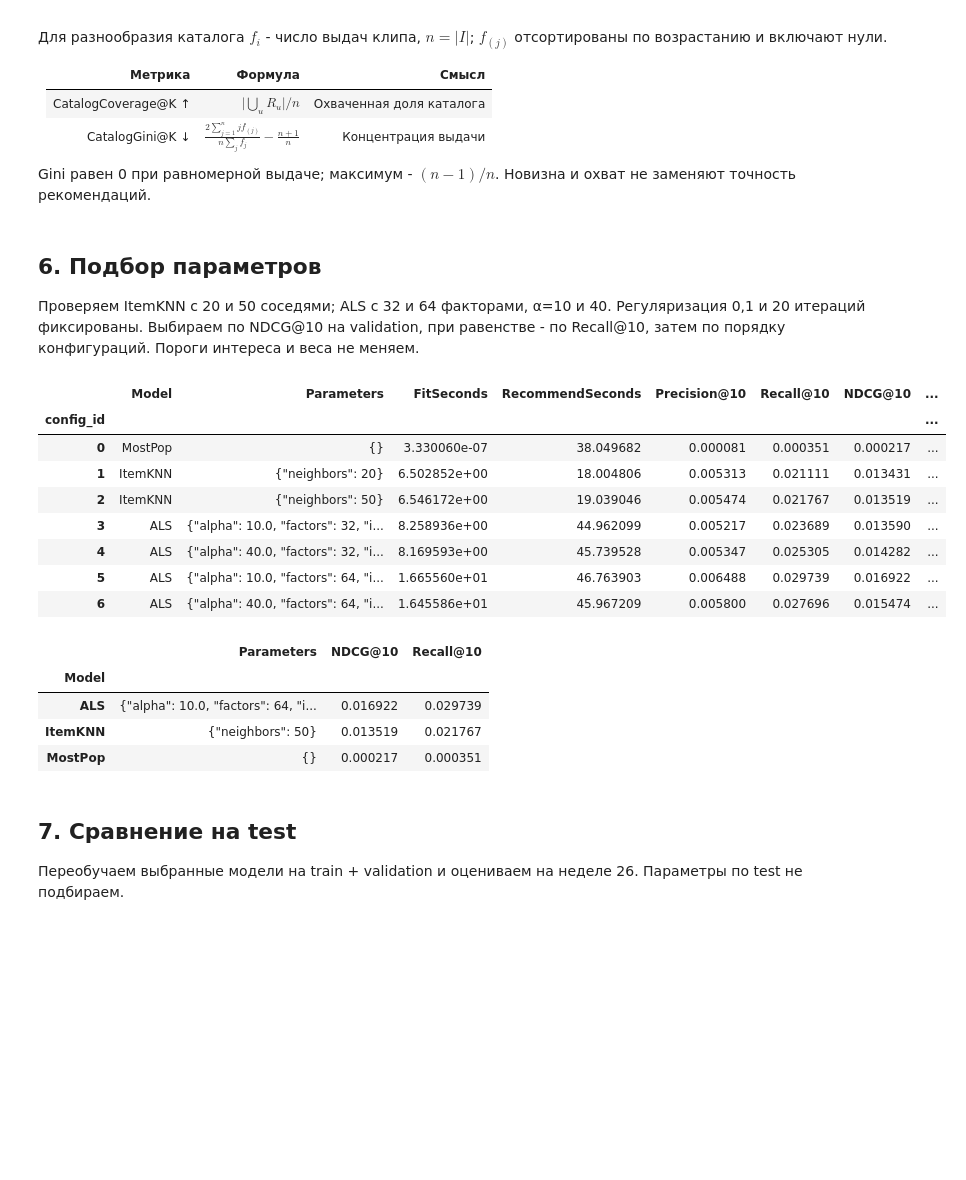
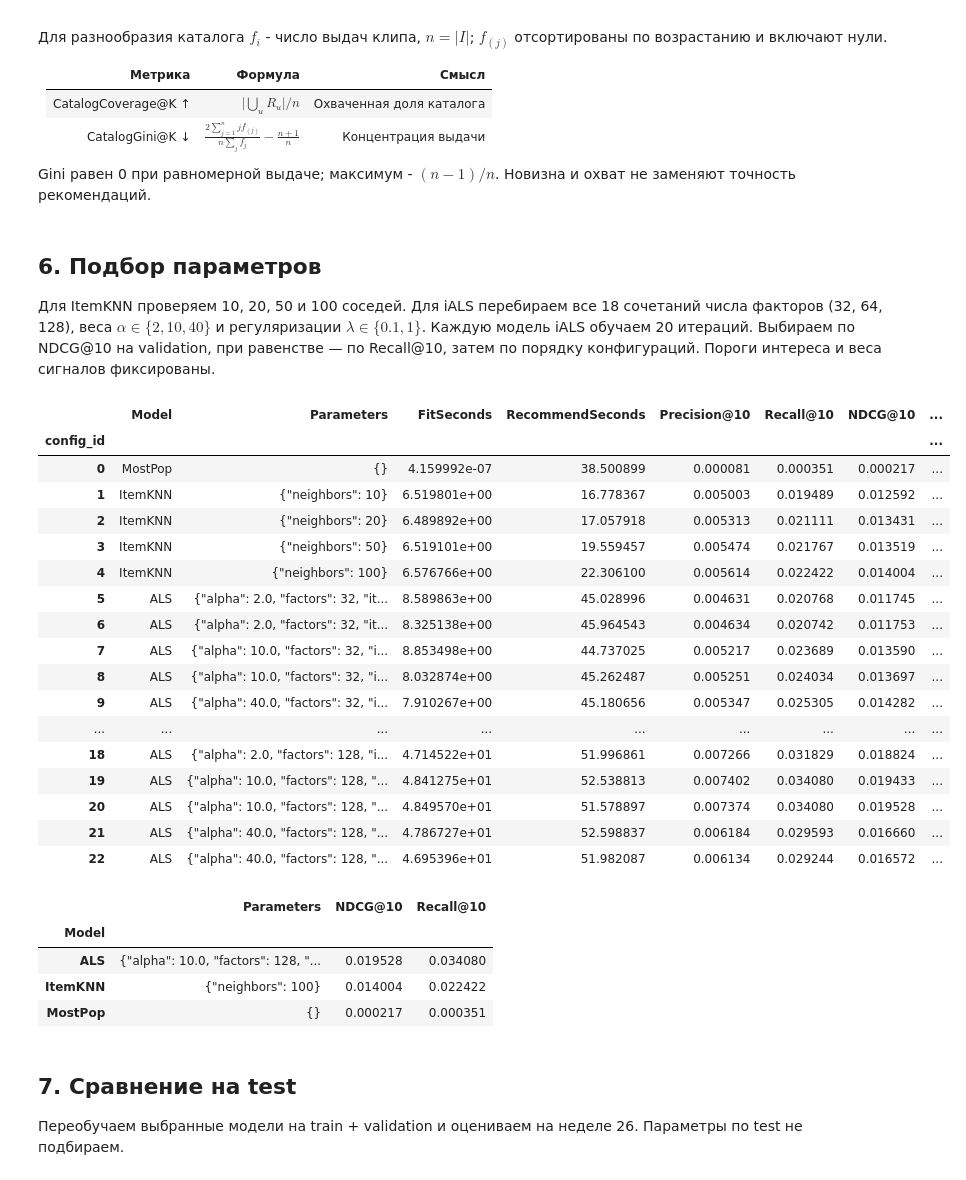
Before and after one commit to shirr9/lab2-recommender-systems, a Jupyter notebook: lab2_recommender_systems.ipynb, the cells around one changed output. Saved outputs shown, nothing was run; the diff lists cells and outputs as text; code cells hidden in the pictures; blank space fills up the shorter version.

```diff
--- a/lab2_recommender_systems.ipynb
+++ b/lab2_recommender_systems.ipynb
@@ -712,50 +712,61 @@ assert past.item_ids.tolist() == [10, 20]
 # %% [markdown]
 ## 6. Подбор параметров
 
-Проверяем ItemKNN с 20 и 50 соседями; ALS с 32 и 64 факторами, α=10 и 40.
-Регуляризация 0,1 и 20 итераций фиксированы. Выбираем по NDCG@10 на validation,
-при равенстве - по Recall@10, затем по порядку конфигураций. Пороги интереса и веса не меняем.
+Для ItemKNN проверяем 10, 20, 50 и 100 соседей. Для iALS перебираем все 18 сочетаний
+числа факторов (32, 64, 128), веса $\alpha \in \{2, 10, 40\}$ и регуляризации $\lambda \in \{0.1, 1\}$.
+Каждую модель iALS обучаем 20 итераций. Выбираем по NDCG@10 на validation,
+при равенстве — по Recall@10, затем по порядку конфигураций. Пороги интереса и веса сигналов фиксированы.
 # %%
 configurations = [('MostPop', {})]
-configurations += [('ItemKNN', {'neighbors': neighbors}) for neighbors in (20, 50)]
-configurations += [('ALS', {'factors': factors, 'alpha': alpha, 'regularization': .1, 'iterations': 20})
-                   for factors in (32, 64) for alpha in (10., 40.)]
+configurations += [('ItemKNN', {'neighbors': neighbors}) for neighbors in (10, 20, 50, 100)]
+configurations += [('ALS', {'factors': factors, 'alpha': alpha, 'regularization': reg, 'iterations': 20})
+                   for factors in (32, 64, 128) for alpha in (2., 10., 40.) for reg in (.1, 1.)]
 validation_reference = recommend('MostPop', None, train_matrices, validation_users, k=K)
 validation_rows = []
 for config_id, (name, parameters) in enumerate(configurations):
     started = time.perf_counter()
     model = (fit_itemknn(train_matrices.positive, **parameters) if name == 'ItemKNN'
              else fit_als(train_matrices, **parameters, seed=SEED) if name == 'ALS' else None)
     fit_seconds = time.perf_counter() - started
     started = time.perf_counter()
     recs = recommend(name, model, train_matrices, validation_users, k=K)
     recommend_seconds = time.perf_counter() - started
     metrics, _ = evaluate(recs, validation_users, validation_truth, train_matrices, validation_reference)
     validation_rows.append({'config_id': config_id, 'Model': name, 'Parameters': json.dumps(parameters, sort_keys=True),
                             'FitSeconds': fit_seconds, 'RecommendSeconds': recommend_seconds, **metrics})
     del model
 validation_results = pd.DataFrame(validation_rows).set_index('config_id')
-show_table(validation_results, 'validation_results.csv')
 selected = (validation_results.reset_index()
             .sort_values([f'NDCG@{K}', f'Recall@{K}', 'config_id'], ascending=[False, False, True])
             .groupby('Model', sort=False).head(1).set_index('Model'))
 selected_parameters = {name: json.loads(selected.loc[name, 'Parameters']) for name in COLORS}
 (RESULT_DIR / 'selected_parameters.json').write_text(json.dumps(selected_parameters, indent=2))
-show_table(selected[['Parameters', f'NDCG@{K}', f'Recall@{K}']], 'selected_validation.csv')
+with pd.option_context('display.max_colwidth', None):
+    show_table(validation_results, 'validation_results.csv')
+    show_table(selected[['Parameters', f'NDCG@{K}', f'Recall@{K}']], 'selected_validation.csv')
 # %% [output]
 |  | Model | Parameters | FitSeconds | RecommendSeconds | Precision@10 | Recall@10 | NDCG@10 | ... |
 | config_id |  |  |  |  |  |  |  | ... |
-| 0 | MostPop | {} | 3.330060e-07 | 38.049682 | 0.000081 | 0.000351 | 0.000217 | ... |
-| 1 | ItemKNN | {"neighbors": 20} | 6.502852e+00 | 18.004806 | 0.005313 | 0.021111 | 0.013431 | ... |
-| 2 | ItemKNN | {"neighbors": 50} | 6.546172e+00 | 19.039046 | 0.005474 | 0.021767 | 0.013519 | ... |
-| 3 | ALS | {"alpha": 10.0, "factors": 32, "i... | 8.258936e+00 | 44.962099 | 0.005217 | 0.023689 | 0.013590 | ... |
-| 4 | ALS | {"alpha": 40.0, "factors": 32, "i... | 8.169593e+00 | 45.739528 | 0.005347 | 0.025305 | 0.014282 | ... |
-| 5 | ALS | {"alpha": 10.0, "factors": 64, "i... | 1.665560e+01 | 46.763903 | 0.006488 | 0.029739 | 0.016922 | ... |
-| 6 | ALS | {"alpha": 40.0, "factors": 64, "i... | 1.645586e+01 | 45.967209 | 0.005800 | 0.027696 | 0.015474 | ... |
+| 0 | MostPop | {} | 4.159992e-07 | 38.500899 | 0.000081 | 0.000351 | 0.000217 | ... |
+| 1 | ItemKNN | {"neighbors": 10} | 6.519801e+00 | 16.778367 | 0.005003 | 0.019489 | 0.012592 | ... |
+| 2 | ItemKNN | {"neighbors": 20} | 6.489892e+00 | 17.057918 | 0.005313 | 0.021111 | 0.013431 | ... |
+| 3 | ItemKNN | {"neighbors": 50} | 6.519101e+00 | 19.559457 | 0.005474 | 0.021767 | 0.013519 | ... |
+| 4 | ItemKNN | {"neighbors": 100} | 6.576766e+00 | 22.306100 | 0.005614 | 0.022422 | 0.014004 | ... |
+| 5 | ALS | {"alpha": 2.0, "factors": 32, "it... | 8.589863e+00 | 45.028996 | 0.004631 | 0.020768 | 0.011745 | ... |
+| 6 | ALS | {"alpha": 2.0, "factors": 32, "it... | 8.325138e+00 | 45.964543 | 0.004634 | 0.020742 | 0.011753 | ... |
+| 7 | ALS | {"alpha": 10.0, "factors": 32, "i... | 8.853498e+00 | 44.737025 | 0.005217 | 0.023689 | 0.013590 | ... |
+| 8 | ALS | {"alpha": 10.0, "factors": 32, "i... | 8.032874e+00 | 45.262487 | 0.005251 | 0.024034 | 0.013697 | ... |
+| 9 | ALS | {"alpha": 40.0, "factors": 32, "i... | 7.910267e+00 | 45.180656 | 0.005347 | 0.025305 | 0.014282 | ... |
+| ... | ... | ... | ... | ... | ... | ... | ... | ... |
+| 18 | ALS | {"alpha": 2.0, "factors": 128, "i... | 4.714522e+01 | 51.996861 | 0.007266 | 0.031829 | 0.018824 | ... |
+| 19 | ALS | {"alpha": 10.0, "factors": 128, "... | 4.841275e+01 | 52.538813 | 0.007402 | 0.034080 | 0.019433 | ... |
+| 20 | ALS | {"alpha": 10.0, "factors": 128, "... | 4.849570e+01 | 51.578897 | 0.007374 | 0.034080 | 0.019528 | ... |
+| 21 | ALS | {"alpha": 40.0, "factors": 128, "... | 4.786727e+01 | 52.598837 | 0.006184 | 0.029593 | 0.016660 | ... |
+| 22 | ALS | {"alpha": 40.0, "factors": 128, "... | 4.695396e+01 | 51.982087 | 0.006134 | 0.029244 | 0.016572 | ... |
 |  | Parameters | NDCG@10 | Recall@10 |
 | Model |  |  |  |
-| ALS | {"alpha": 10.0, "factors": 64, "i... | 0.016922 | 0.029739 |
-| ItemKNN | {"neighbors": 50} | 0.013519 | 0.021767 |
+| ALS | {"alpha": 10.0, "factors": 128, "... | 0.019528 | 0.034080 |
+| ItemKNN | {"neighbors": 100} | 0.014004 | 0.022422 |
 | MostPop | {} | 0.000217 | 0.000351 |
 # %% [markdown]
 ## 7. Сравнение на test
```
Also changed, not shown: parts of 3 cells of this notebook.
